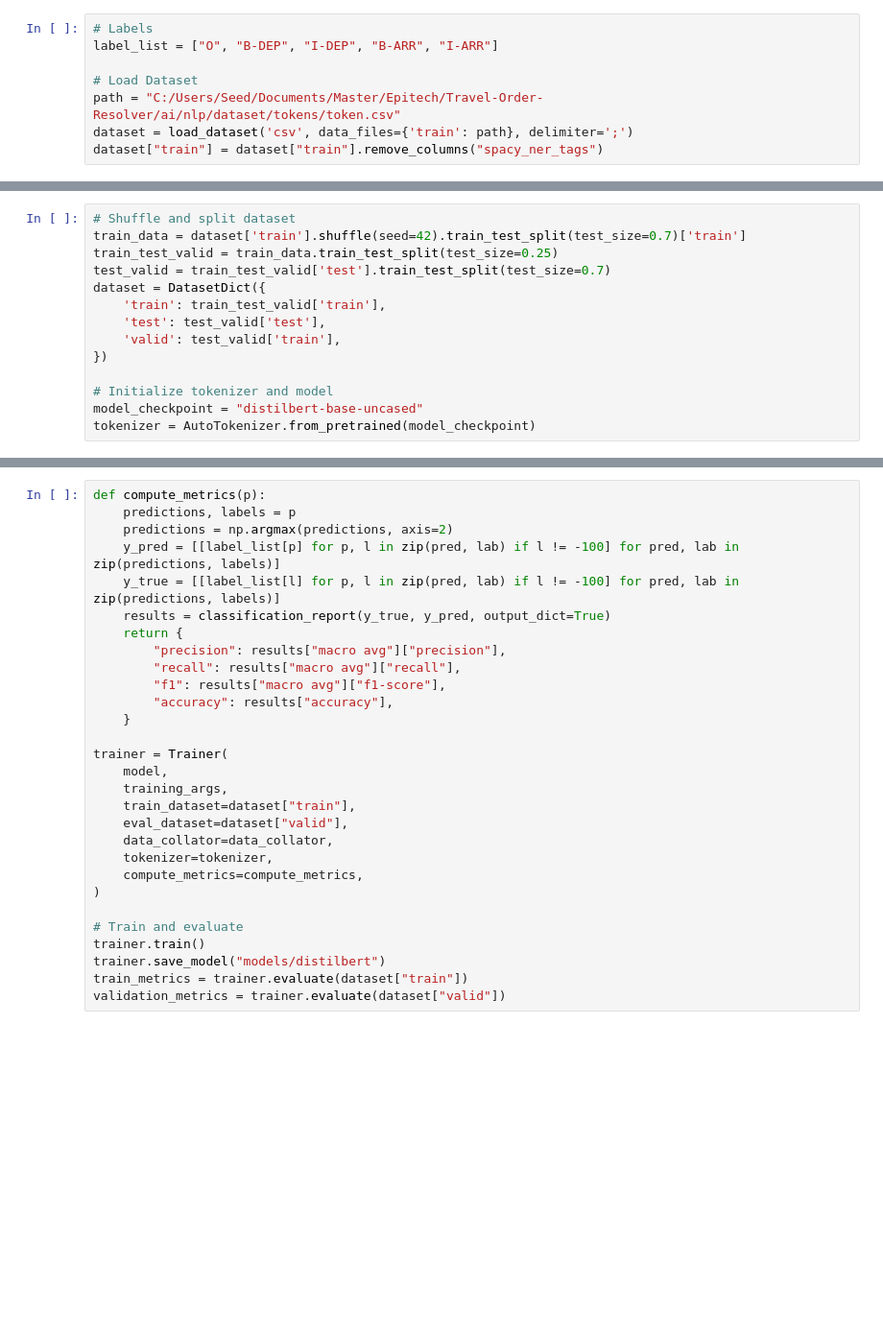
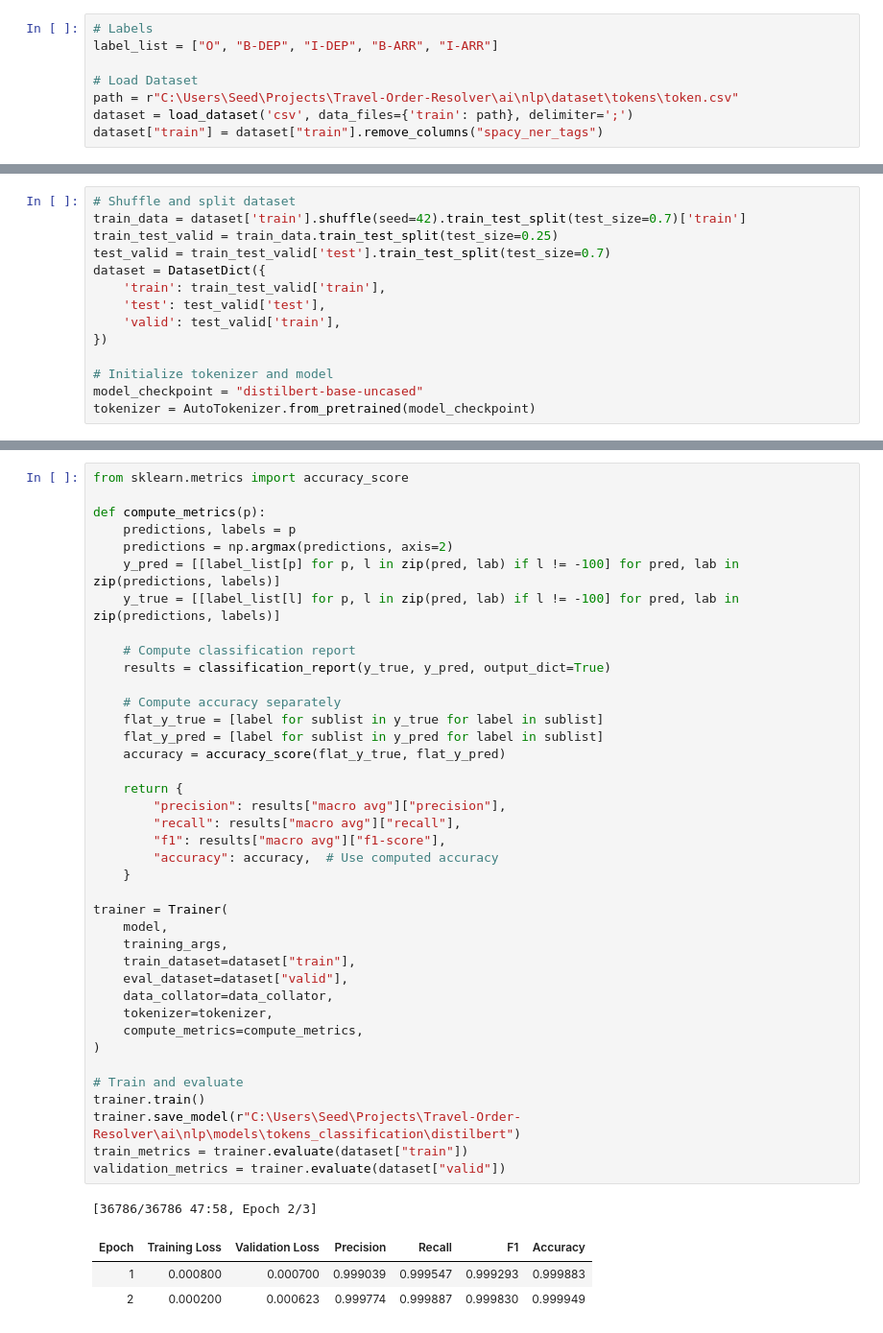
Before and after one commit to JeanBaptiste02/Travel-Order-Resolver, a Jupyter notebook: ai/nlp/classification/token_based/transformers/distilbert/distilbert_model_training.ipynb, the cells around one changed output, grey strips where cells are left out. Shown at 96% size. Saved outputs shown, nothing was run; the diff lists cells and outputs as text; blank space fills up the shorter version.

Commit message:
feat: trained distilbert model training

```diff
--- a/ai/nlp/classification/token_based/transformers/distilbert/distilbert_model_training.ipynb
+++ b/ai/nlp/classification/token_based/transformers/distilbert/distilbert_model_training.ipynb
@@ -29,7 +29,7 @@ Running on device: cpu
 label_list = ["O", "B-DEP", "I-DEP", "B-ARR", "I-ARR"]
 
 # Load Dataset
-path = "C:/Users/Seed/Documents/Master/Epitech/Travel-Order-Resolver/ai/nlp/dataset/tokens/token.csv"
+path = r"C:\Users\Seed\Projects\Travel-Order-Resolver\ai\nlp\dataset\tokens\token.csv"
 dataset = load_dataset('csv', data_files={'train': path}, delimiter=';')
 dataset["train"] = dataset["train"].remove_columns("spacy_ner_tags")
 # %%
@@ -113,29 +135,44 @@ data_collator = DataCollatorForTokenClassification(tokenizer)
 # %%
+from sklearn.metrics import accuracy_score
+
 def compute_metrics(p):
     predictions, labels = p
     predictions = np.argmax(predictions, axis=2)
     y_pred = [[label_list[p] for p, l in zip(pred, lab) if l != -100] for pred, lab in zip(predictions, labels)]
     y_true = [[label_list[l] for p, l in zip(pred, lab) if l != -100] for pred, lab in zip(predictions, labels)]
+
+    # Compute classification report
     results = classification_report(y_true, y_pred, output_dict=True)
+
+    # Compute accuracy separately
+    flat_y_true = [label for sublist in y_true for label in sublist]
+    flat_y_pred = [label for sublist in y_pred for label in sublist]
+    accuracy = accuracy_score(flat_y_true, flat_y_pred)
+
     return {
         "precision": results["macro avg"]["precision"],
         "recall": results["macro avg"]["recall"],
         "f1": results["macro avg"]["f1-score"],
-        "accuracy": results["accuracy"],
+        "accuracy": accuracy,  # Use computed accuracy
     }
 
 trainer = Trainer(
     model,
     training_args,
     train_dataset=dataset["train"],
     eval_dataset=dataset["valid"],
     data_collator=data_collator,
     tokenizer=tokenizer,
     compute_metrics=compute_metrics,
 )
 
 # Train and evaluate
 trainer.train()
-trainer.save_model("models/distilbert")
+trainer.save_model(r"C:\Users\Seed\Projects\Travel-Order-Resolver\ai\nlp\models\tokens_classification\distilbert")
 train_metrics = trainer.evaluate(dataset["train"])
 validation_metrics = trainer.evaluate(dataset["valid"])
+# %% [output]
+[36786/36786 47:58, Epoch 2/3]
+| Epoch | Training Loss | Validation Loss | Precision | Recall | F1 | Accuracy |
+| 1 | 0.000800 | 0.000700 | 0.999039 | 0.999547 | 0.999293 | 0.999883 |
+| 2 | 0.000200 | 0.000623 | 0.999774 | 0.999887 | 0.999830 | 0.999949 |
```
Also changed, not shown: parts of 5 cells of this notebook.
